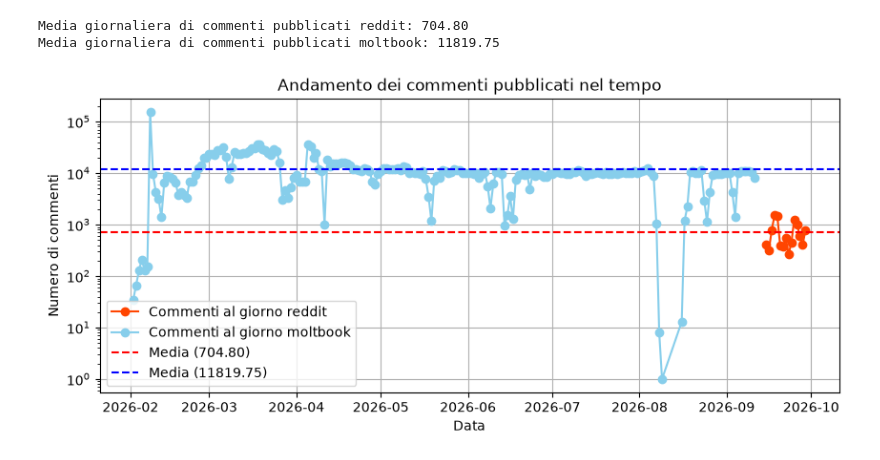
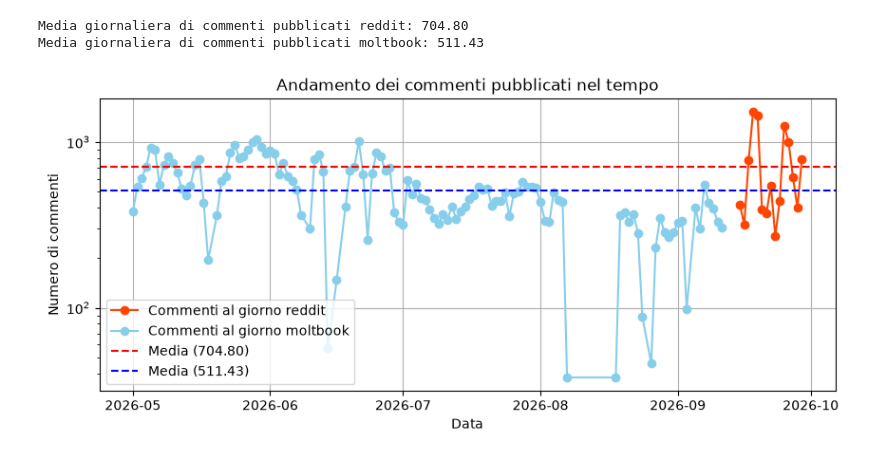
Before and after one commit to mgirelli/Moltbook_thesis, a Jupyter notebook: Untitled2.ipynb, the cells around one changed output. Saved outputs shown, nothing was run; the diff lists cells and outputs as text; code cells hidden in the pictures.

```diff
--- a/Untitled2.ipynb
+++ b/Untitled2.ipynb
@@ -115 +122,4 @@ df_moltbook_posts = pd.read_parquet("posts_ridotto.parquet")
+# %%
+df_moltbook_comments_small = pd.read_pickle('df_moltbook_comments_small.pkl')
+df_moltbook_posts_small = pd.read_pickle('df_moltbook_posts_small.pkl')
 # %%
@@ -253,28 +311,28 @@ Media giornaliera di post pubblicati moltbook: 16375.97
 # %%
 # Filtriamo i commenti e raggruppiamo per data (es. giornaliera)
 comments_per_day_r = df_reddit_comments.groupby(df_reddit_comments['created_utc'].dt.date).size()
-comments_per_day_m = df_moltbook_comments.groupby(df_moltbook_comments['created_at'].dt.date).size()
+comments_per_day_m = df_moltbook_comments_small.groupby(df_moltbook_comments_small['created_at'].dt.date).size()
 
 # Media giornaliera di commenti pubblicati
 media_commenti_giornaliera_r = comments_per_day_r.mean()
 media_commenti_giornaliera_m = comments_per_day_m.mean()
 print(f"Media giornaliera di commenti pubblicati reddit: {media_commenti_giornaliera_r:.2f}")
 print(f"Media giornaliera di commenti pubblicati moltbook: {media_commenti_giornaliera_m:.2f}")
 
 # Plot dell'andamento nel tempo con linea della media
 plt.figure(figsize=(10, 4))
 comments_per_day_r.plot(kind='line', marker='o', color='orangered', label='Commenti al giorno reddit')
 comments_per_day_m.plot(kind='line', marker='o', color='skyblue', label='Commenti al giorno moltbook')
 plt.axhline(y=media_commenti_giornaliera_r, color='red', linestyle='--', label=f'Media ({media_commenti_giornaliera_r:.2f})')
 plt.axhline(y=media_commenti_giornaliera_m, color='blue', linestyle='--', label=f'Media ({media_commenti_giornaliera_m:.2f})')
 plt.title('Andamento dei commenti pubblicati nel tempo')
 plt.xlabel('Data')
 plt.ylabel('Numero di commenti')
 plt.yscale('log')
 plt.legend()
 plt.grid(True)
 plt.show()
 # %% [output]
 Media giornaliera di commenti pubblicati reddit: 704.80
-Media giornaliera di commenti pubblicati moltbook: 11819.75
+Media giornaliera di commenti pubblicati moltbook: 511.43
-[figure, old version]
+[figure, new version]
```
Also changed, not shown: parts of 34 cells of this notebook, 1 other file.
